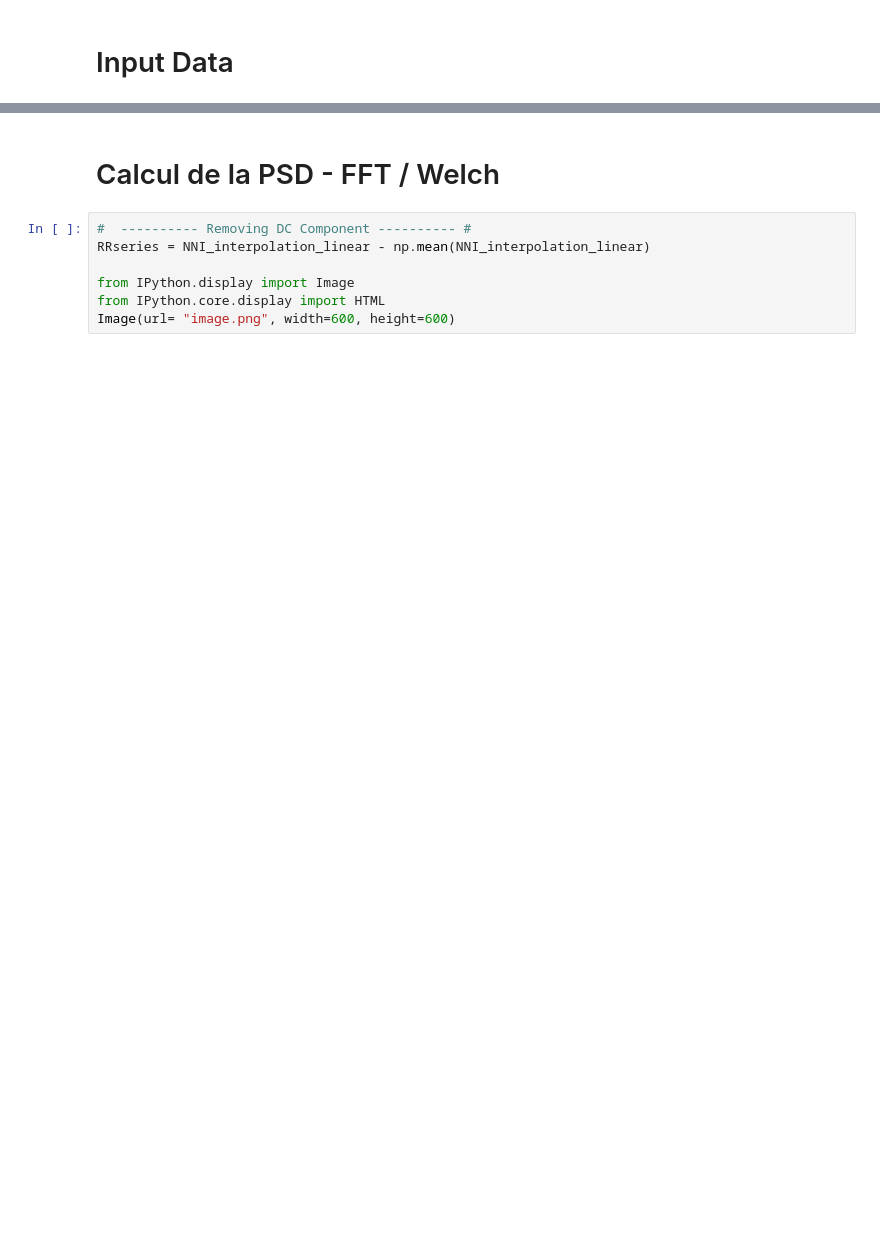
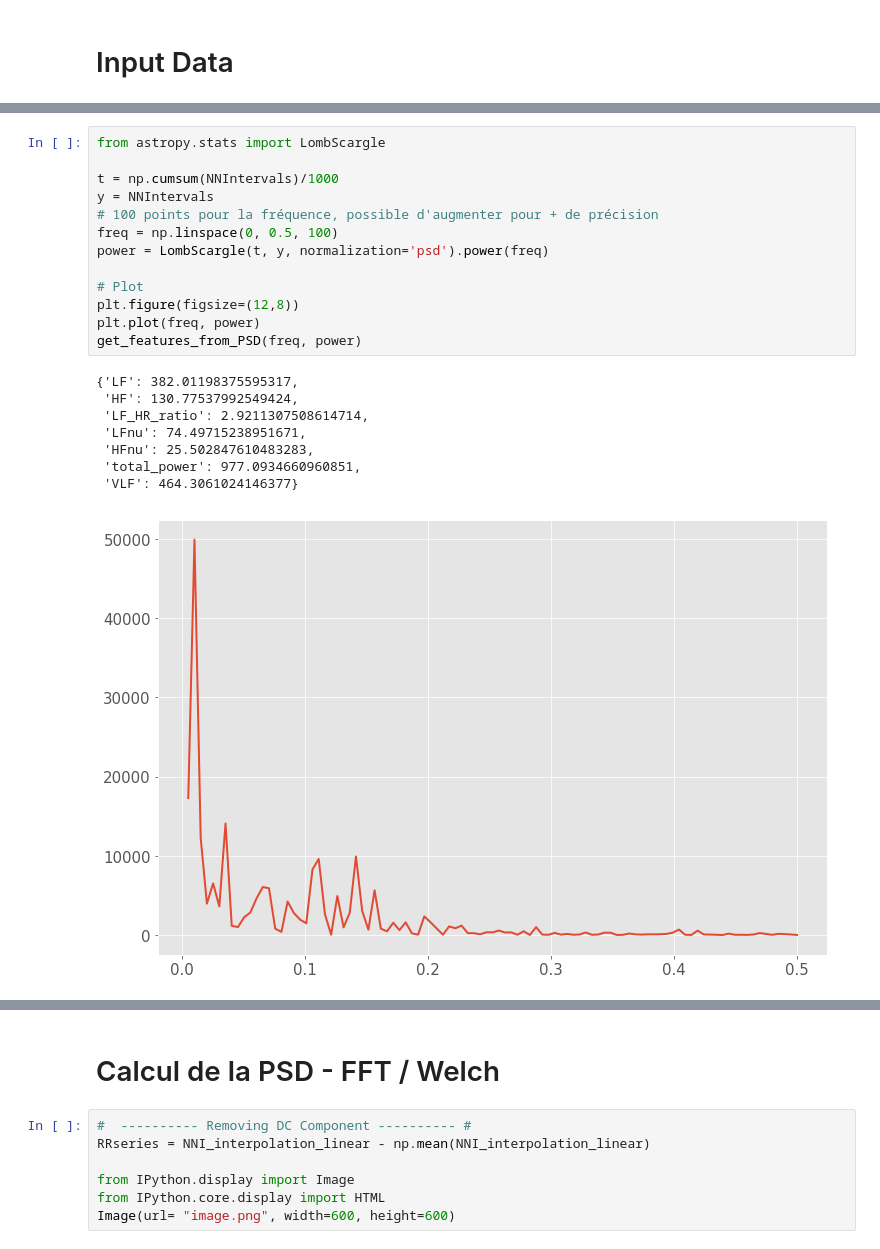
Before and after one commit to Aura-healthcare/Aura_data_analysis_platform, a Jupyter notebook: notebook/features RrInterval.ipynb, the cells around one changed output, grey strips where cells are left out. Saved outputs shown, nothing was run; the diff lists cells and outputs as text; blank space fills up the shorter version.

Commit message:
ajout méthode Lomb

```diff
--- a/notebook/features RrInterval.ipynb
+++ b/notebook/features RrInterval.ipynb
@@ -433,0 +557,22 @@ plt.scatter(np.arange(100), y = NNIntervals[:100])
+# %%
+from astropy.stats import LombScargle
+
+t = np.cumsum(NNIntervals)/1000
+y = NNIntervals
+# 100 points pour la fréquence, possible d'augmenter pour + de précision
+freq = np.linspace(0, 0.5, 100)
+power = LombScargle(t, y, normalization='psd').power(freq)
+
+# Plot
+plt.figure(figsize=(12,8))
+plt.plot(freq, power)
+get_features_from_PSD(freq, power)
+# %% [output]
+{'LF': 382.01198375595317,
+ 'HF': 130.77537992549424,
+ 'LF_HR_ratio': 2.9211307508614714,
+ 'LFnu': 74.49715238951671,
+ 'HFnu': 25.502847610483283,
+ 'total_power': 977.0934660960851,
+ 'VLF': 464.3061024146377}
+[figure, added]
```
Also changed, not shown: parts of 27 cells of this notebook, 2 other files.
